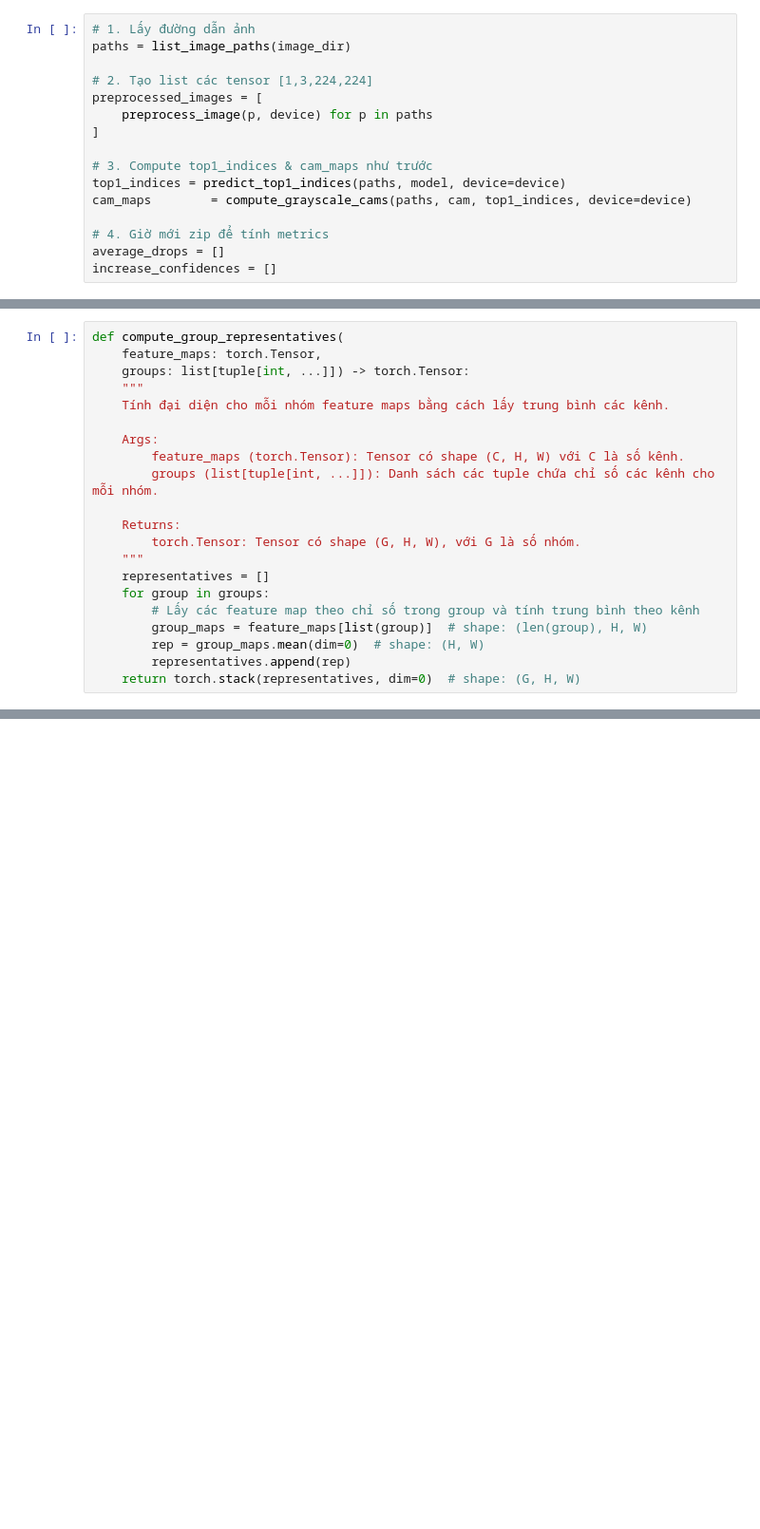
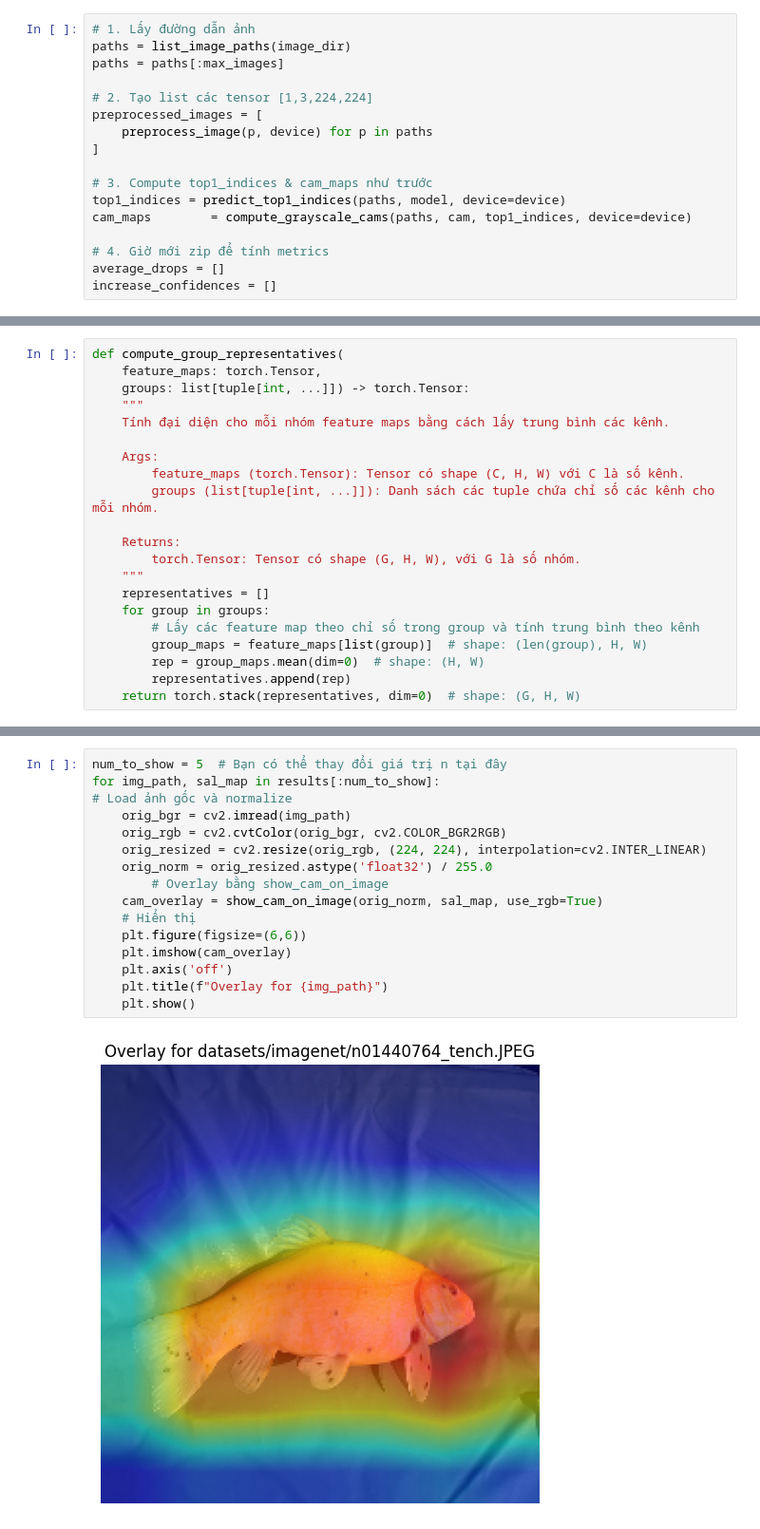
Before and after one commit to nxhoang562/2025_XAI, a Jupyter notebook: experiment_2_1.ipynb, the cells around one changed output, grey strips where cells are left out. Shown at 95% size. Cells and saved outputs as stored; diff of their text form; blank space fills up the shorter version.

```diff
--- a/experiment_2_1.ipynb
+++ b/experiment_2_1.ipynb
@@ -167,6 +168,7 @@ visualize_cam_on_image(img_path, model, cam, device=device)
 # %%
 # 1. Lấy đường dẫn ảnh
 paths = list_image_paths(image_dir)
+paths = paths[:max_images]
 
 # 2. Tạo list các tensor [1,3,224,224]
 preprocessed_images = [
@@ -542,0 +719,18 @@ def compute_weighted_group_representatives(
+# %%
+num_to_show = 5  # Bạn có thể thay đổi giá trị n tại đây
+for img_path, sal_map in results[:num_to_show]:
+# Load ảnh gốc và normalize
+    orig_bgr = cv2.imread(img_path)
+    orig_rgb = cv2.cvtColor(orig_bgr, cv2.COLOR_BGR2RGB)
+    orig_resized = cv2.resize(orig_rgb, (224, 224), interpolation=cv2.INTER_LINEAR)
+    orig_norm = orig_resized.astype('float32') / 255.0
+        # Overlay bằng show_cam_on_image
+    cam_overlay = show_cam_on_image(orig_norm, sal_map, use_rgb=True)
+    # Hiển thị
+    plt.figure(figsize=(6,6))
+    plt.imshow(cam_overlay)
+    plt.axis('off')
+    plt.title(f"Overlay for {img_path}")
+    plt.show()
+# %% [output]
+[figure, added]
```
Also changed, not shown: parts of 14 cells of this notebook, 1 other file.
